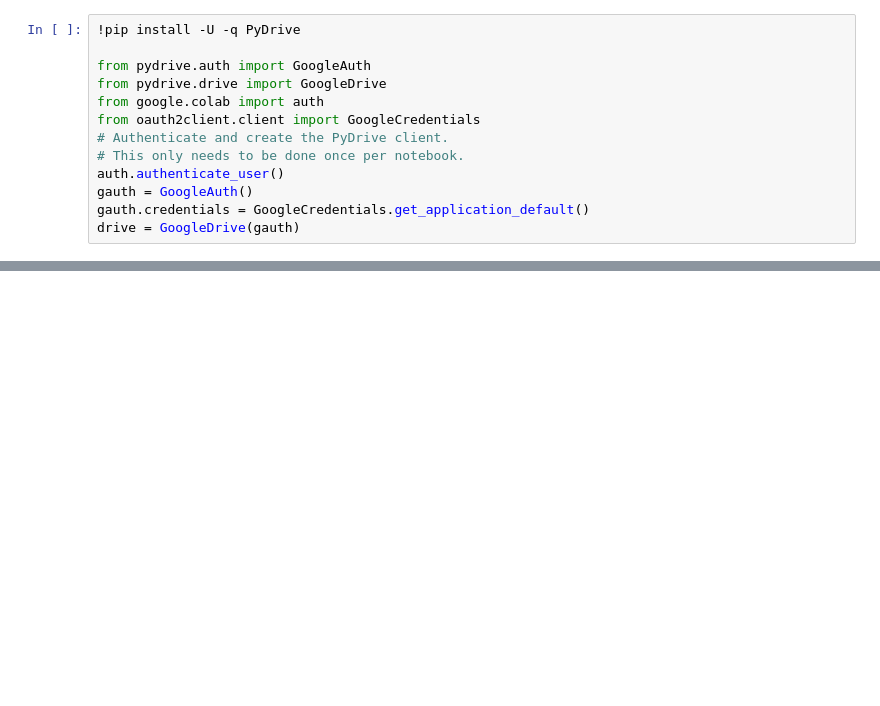
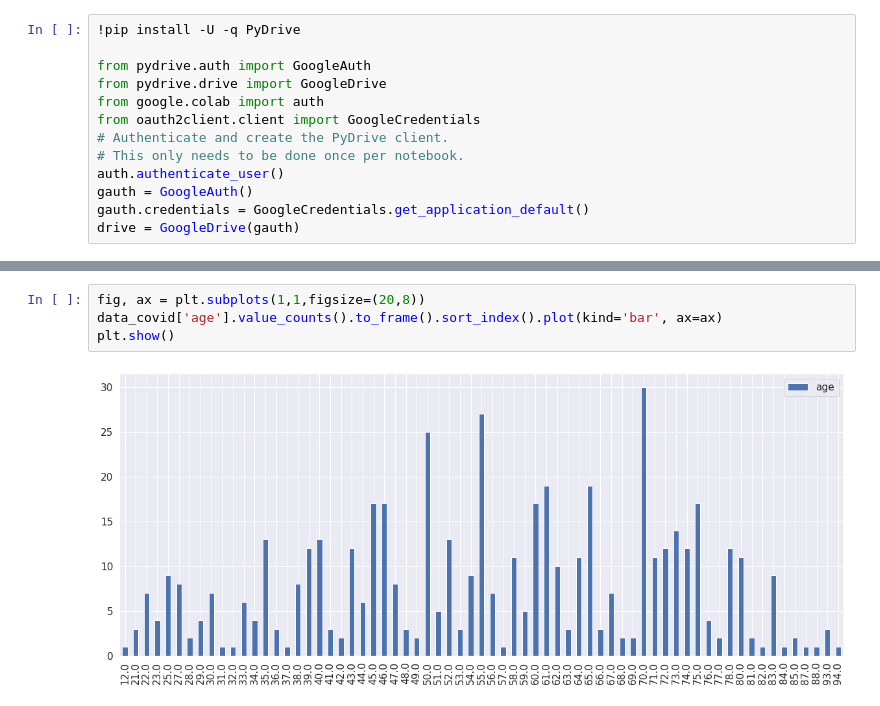
Before and after one commit to AleBitetto/Computer_Vision_Tutorial, a Jupyter notebook: Chest_xray_tutorial.ipynb, the cells around one changed output, grey strips where cells are left out. Cells and saved outputs as stored; diff of their text form; blank space fills up the shorter version.

```diff
--- a/Chest_xray_tutorial.ipynb
+++ b/Chest_xray_tutorial.ipynb
@@ -31,0 +146,6 @@ Extract data... Done
+# %%
+fig, ax = plt.subplots(1,1,figsize=(20,8))
+data_covid['age'].value_counts().to_frame().sort_index().plot(kind='bar', ax=ax)
+plt.show()
+# %% [output]
+[figure, added]
```
Also changed, not shown: parts of 15 cells of this notebook.
